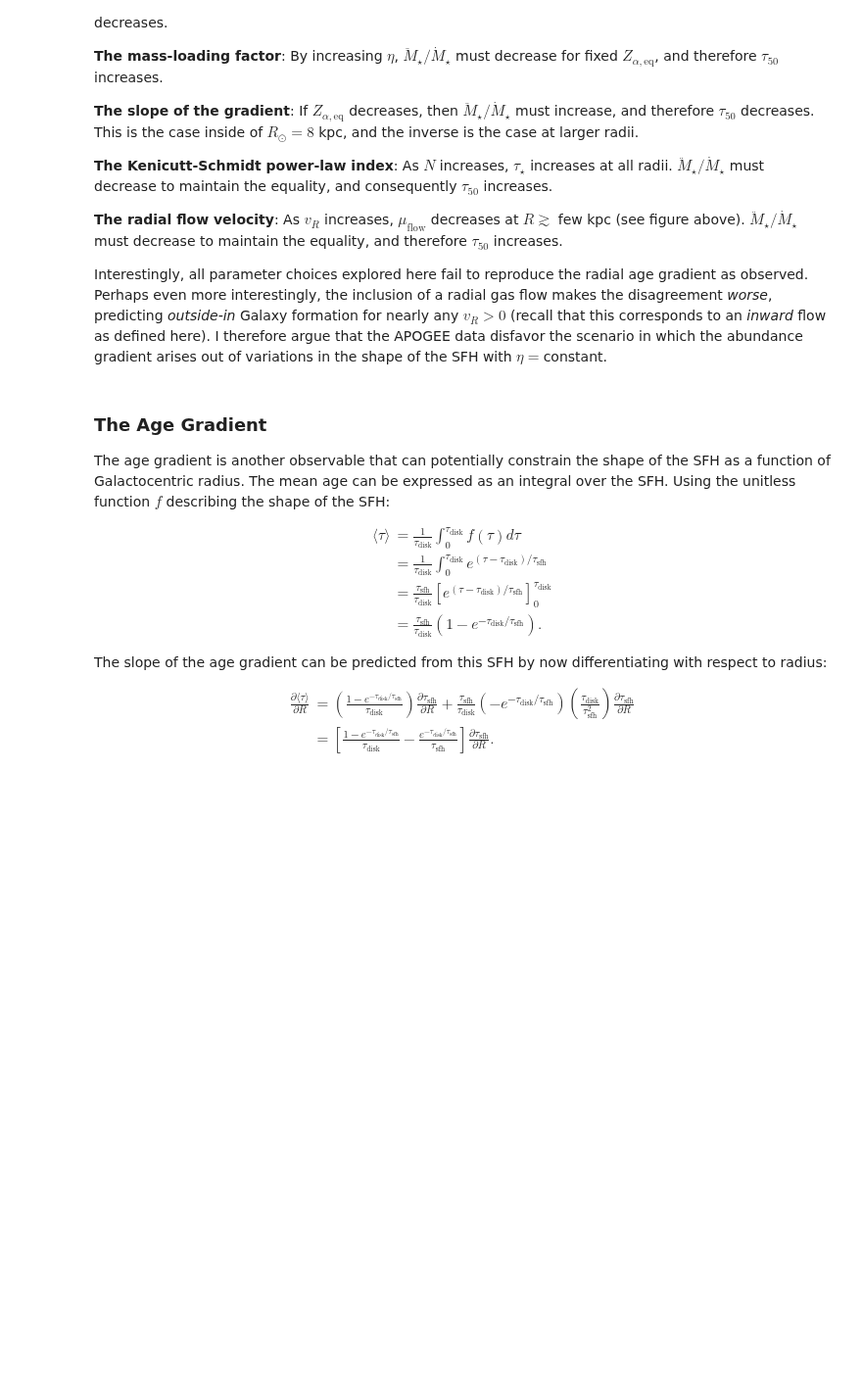
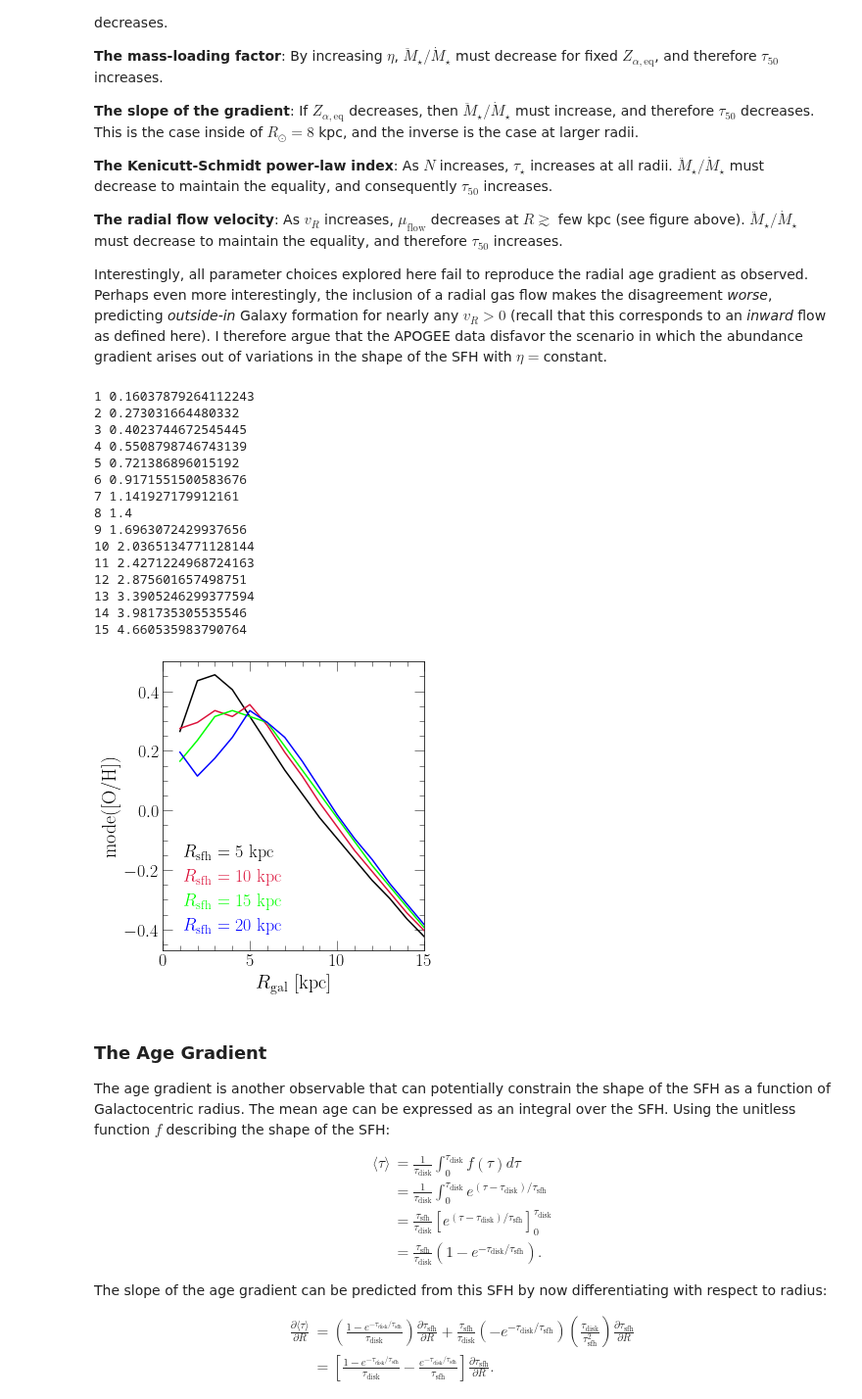
Before and after one commit to giganano/outflows, a Jupyter notebook: notebooks/radialflows.ipynb, the cells around one changed output. Shown at 98% size. Saved outputs shown, nothing was run; the diff lists cells and outputs as text; code cells hidden in the pictures; blank space fills up the shorter version.

```diff
--- a/notebooks/radialflows.ipynb
+++ b/notebooks/radialflows.ipynb
@@ -1648,3 +1681,67 @@ Interestingly, all parameter choices explored here fail to reproduce the radial
+# %%
+fig = plt.figure(figsize = (5, 5))
+ax = fig.add_subplot(111)
+ax.set_xlabel(r"$R_\text{gal}$ [kpc]")
+ax.set_ylabel(r"mode([O/H])")
+ax.set_xlim([0, 15])
+# ax.set_ylim([-0.7, 0.7])
+
+scales = [5, 10, 15, 20]
+colors = ["black", "crimson", "lime", "blue"]
+radii = list(range(1, 16))
+# radii = [4, 6, 8, 10]
+
+vice.yields.ccsne.settings['o'] = 2 * vice.solar_z['o']
+with vice.singlezone(name = "tmp", elements = ["o"]) as sz:
+    sz.mode = "sfr"
+    sz.func = exponential(norm = 10)
+    sz.bins = np.linspace(-3, 2, 501)
+    for i in range(len(scales)):
+        yvals = []
+        for j in range(len(radii)):
+            sz.name = "tmp_%d_%d" % (i, j)
+            sz.func.scale = tausfh(radii[j], scale = scales[i])
+#             sz.func.scale = 6
+#             sz.tau_star = 2 * np.exp(radii[j] / 8)
+            sz.tau_star = 2
+            sz.eta = eta(radii[j])
+            if not i: print(radii[j], sz.eta)
+            out = sz.run(np.linspace(0, 13.2, 1321), overwrite = True, capture = True)
+#             ax.plot(out.history["time"], out.history["[o/h]"], c = colors[j])
+#             if not i: print(out.mdf["dn/d[o/h]"])
+            yvals.append(mode(sz.bins, out.mdf["dn/d[o/h]"]))
+        kwargs = {
+            "c": named_colors()[colors[i]],
+            "label": r"$R_\text{sfh}$ = %g kpc" % (scales[i])
+        }
+        ax.plot(radii, yvals, **kwargs)
+
+kwargs = {
+    "loc": mpl_loc("lower left"),
+    "handlelength": 0
+}
+leg = ax.legend(**kwargs)
+fancy_legend(leg, colors)
+
+plt.tight_layout()
+plt.show()
+# %% [output]
+1 0.16037879264112243
+2 0.273031664480332
+3 0.4023744672545445
+4 0.5508798746743139
+5 0.721386896015192
+6 0.9171551500583676
+7 1.141927179912161
+8 1.4
+9 1.6963072429937656
+10 2.0365134771128144
+11 2.4271224968724163
+12 2.875601657498751
+13 3.3905246299377594
+14 3.981735305535546
+15 4.660535983790764
+[figure, added]
 # %% [markdown]
 ### The Age Gradient
 
```
Also changed, not shown: parts of 1 cell of this notebook, 7 other files.
